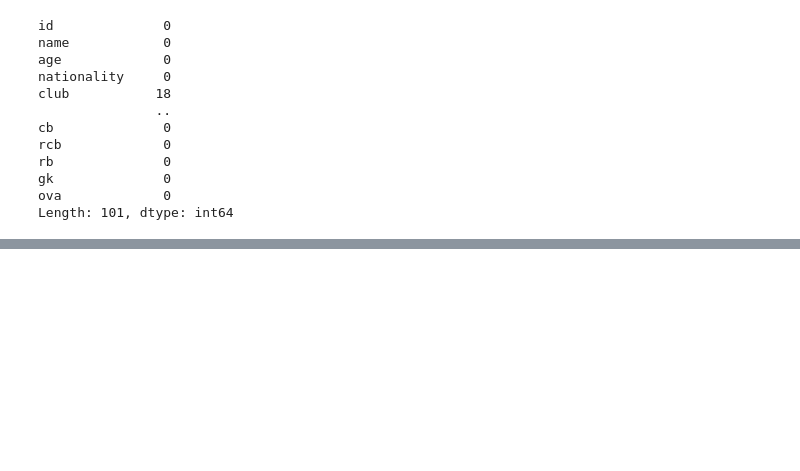
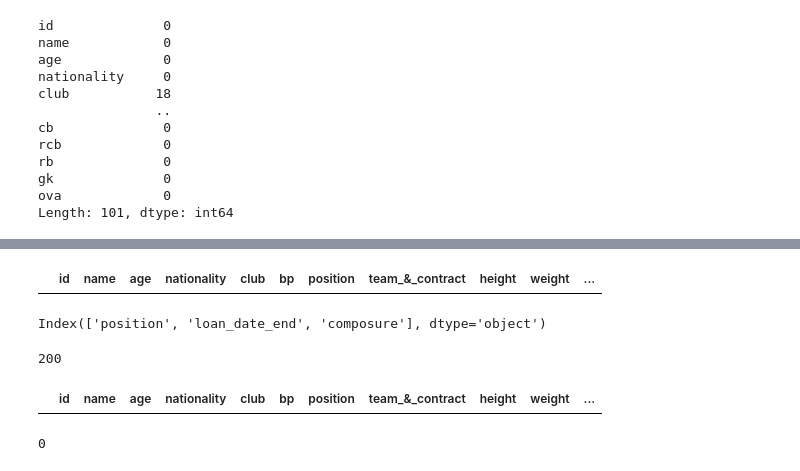
Before and after one commit to saraperrucci/FIFA, a Jupyter notebook: FIFA.ipynb, the cells around one changed output, grey strips where cells are left out. Cells and saved outputs as stored; diff of their text form; code cells hidden in the pictures; blank space fills up the shorter version.

```diff
--- a/FIFA.ipynb
+++ b/FIFA.ipynb
@@ -77,2 +110,29 @@ Length: 101, dtype: int64
+# %%
+#drop the columns with nan values
+dataframe = dataframe[dataframe['value'] != '€0']
+players_with_value_0 = dataframe[dataframe['value'] == '€0']
+players_with_value_0
+# %% [output]
+|  | id | name | age | nationality | club | bp | position | team_&_contract | height | weight | ... |
+# %%
+columns_with_nan = dataframe.columns[dataframe.isna().any()]
+columns_with_nan
+# %% [output]
+Index(['position', 'loan_date_end', 'composure'], dtype='object')
+# %%
+dataframe = dataframe.drop_duplicates()
+dataframe.isna().sum()['composure']
+# %% [output]
+200
+# %%
+composure_nan = dataframe[dataframe['composure'] == 'NaN']
+composure_nan
+# %% [output]
+|  | id | name | age | nationality | club | bp | position | team_&_contract | height | weight | ... |
+# %%
+dataframe = dataframe.drop_duplicates()
+dataframe.isna().sum()['value']
+# %% [output]
+0
 # %%
 dataframe.columns
```
Also changed, not shown: parts of 26 cells of this notebook.
